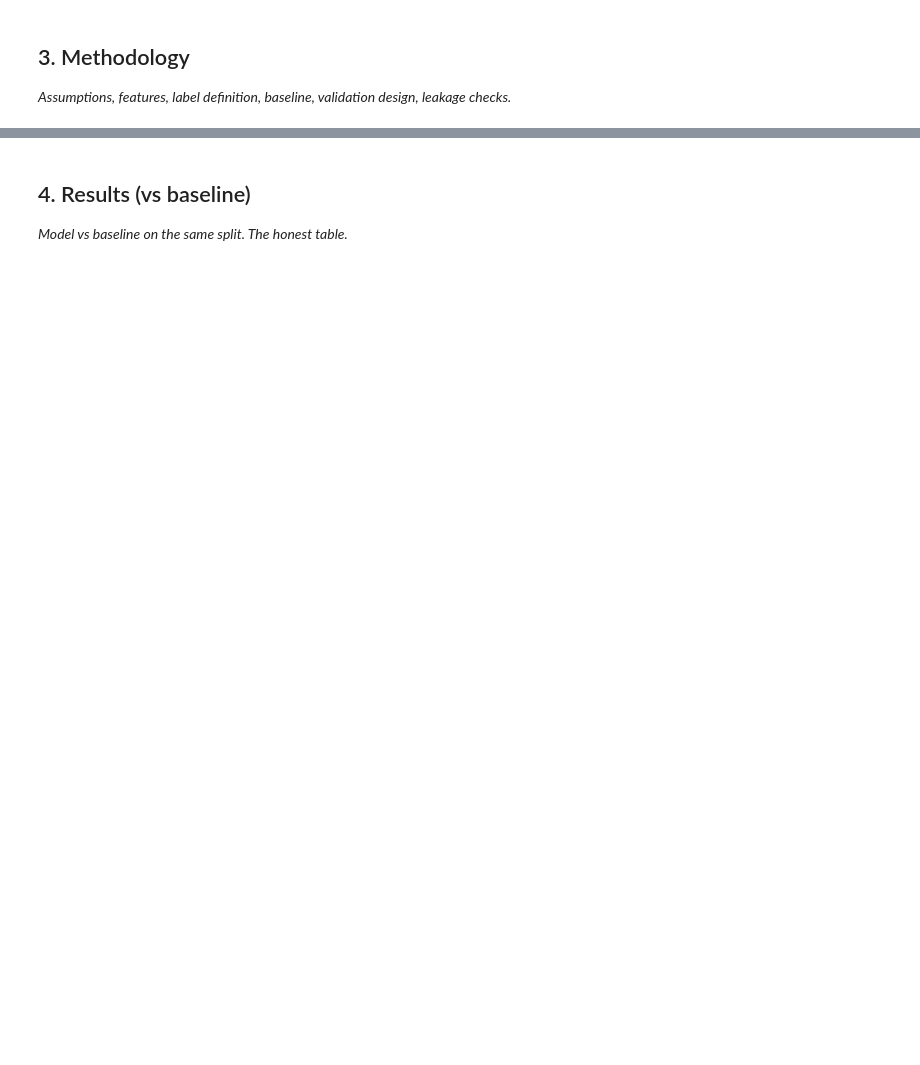
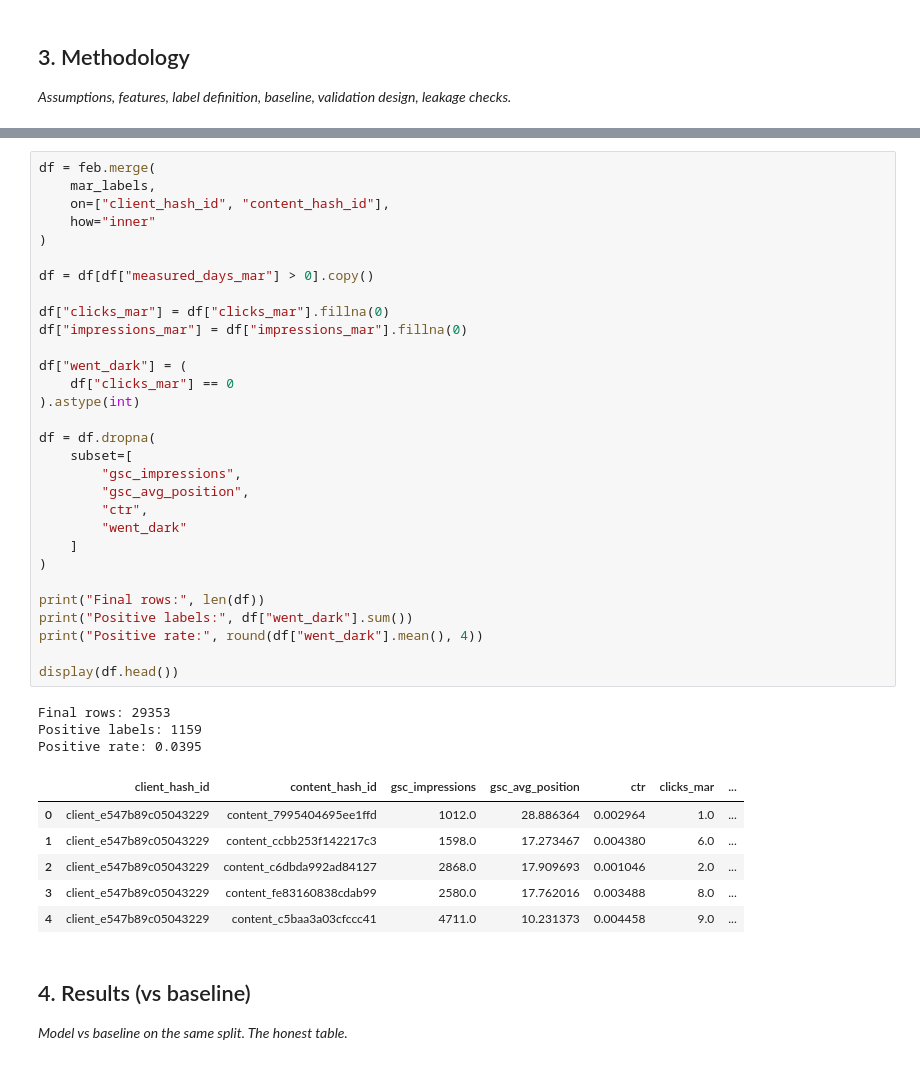
Before and after one commit to palkinsuneja/palkin-flyrank-ml-internship-july-to-sept-2026, a Jupyter notebook: work/notebooks/capstone.ipynb, the cells around one changed output, grey strips where cells are left out. Cells and saved outputs as stored; diff of their text form; blank space fills up the shorter version.

```diff
--- a/work/notebooks/capstone.ipynb
+++ b/work/notebooks/capstone.ipynb
@@ -21,3 +174,43 @@ This skeleton is yours to fill. Work the sections **in order** — each one has
+# %%
+df = feb.merge(
+    mar_labels,
+    on=["client_hash_id", "content_hash_id"],
+    how="inner"
+)
+
+df = df[df["measured_days_mar"] > 0].copy()
+
+df["clicks_mar"] = df["clicks_mar"].fillna(0)
+df["impressions_mar"] = df["impressions_mar"].fillna(0)
+
+df["went_dark"] = (
+    df["clicks_mar"] == 0
+).astype(int)
+
+df = df.dropna(
+    subset=[
+        "gsc_impressions",
+        "gsc_avg_position",
+        "ctr",
+        "went_dark"
+    ]
+)
+
+print("Final rows:", len(df))
+print("Positive labels:", df["went_dark"].sum())
+print("Positive rate:", round(df["went_dark"].mean(), 4))
+
+display(df.head())
+# %% [output]
+Final rows: 29353
+Positive labels: 1159
+Positive rate: 0.0395
+|  | client_hash_id | content_hash_id | gsc_impressions | gsc_avg_position | ctr | clicks_mar | ... |
+| 0 | client_e547b89c05043229 | content_7995404695ee1ffd | 1012.0 | 28.886364 | 0.002964 | 1.0 | ... |
+| 1 | client_e547b89c05043229 | content_ccbb253f142217c3 | 1598.0 | 17.273467 | 0.004380 | 6.0 | ... |
+| 2 | client_e547b89c05043229 | content_c6dbda992ad84127 | 2868.0 | 17.909693 | 0.001046 | 2.0 | ... |
+| 3 | client_e547b89c05043229 | content_fe83160838cdab99 | 2580.0 | 17.762016 | 0.003488 | 8.0 | ... |
+| 4 | client_e547b89c05043229 | content_c5baa3a03cfccc41 | 4711.0 | 10.231373 | 0.004458 | 9.0 | ... |
 # %% [markdown]
 ## 4. Results (vs baseline)
 
```
Also changed, not shown: parts of 17 cells of this notebook.
